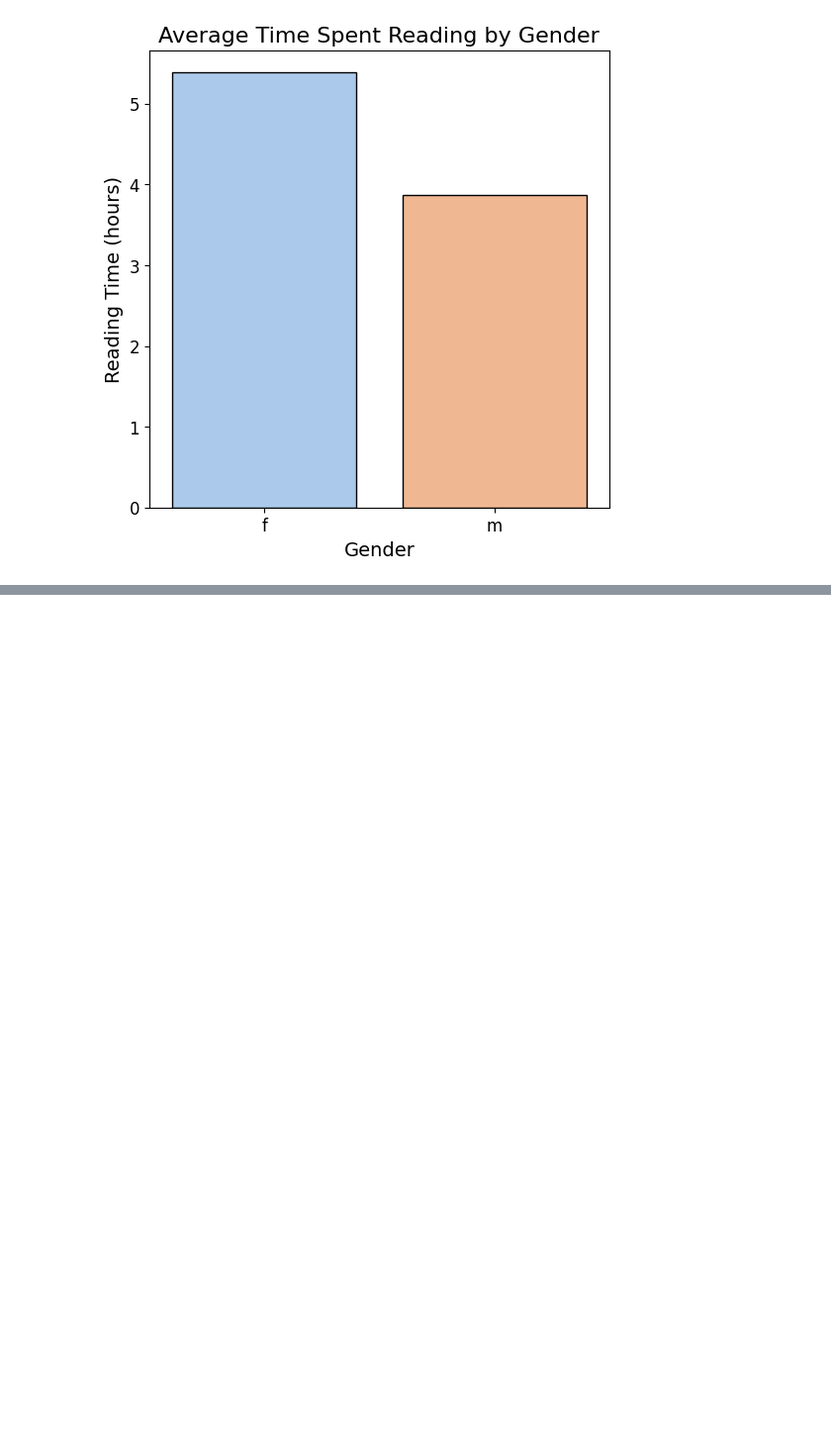
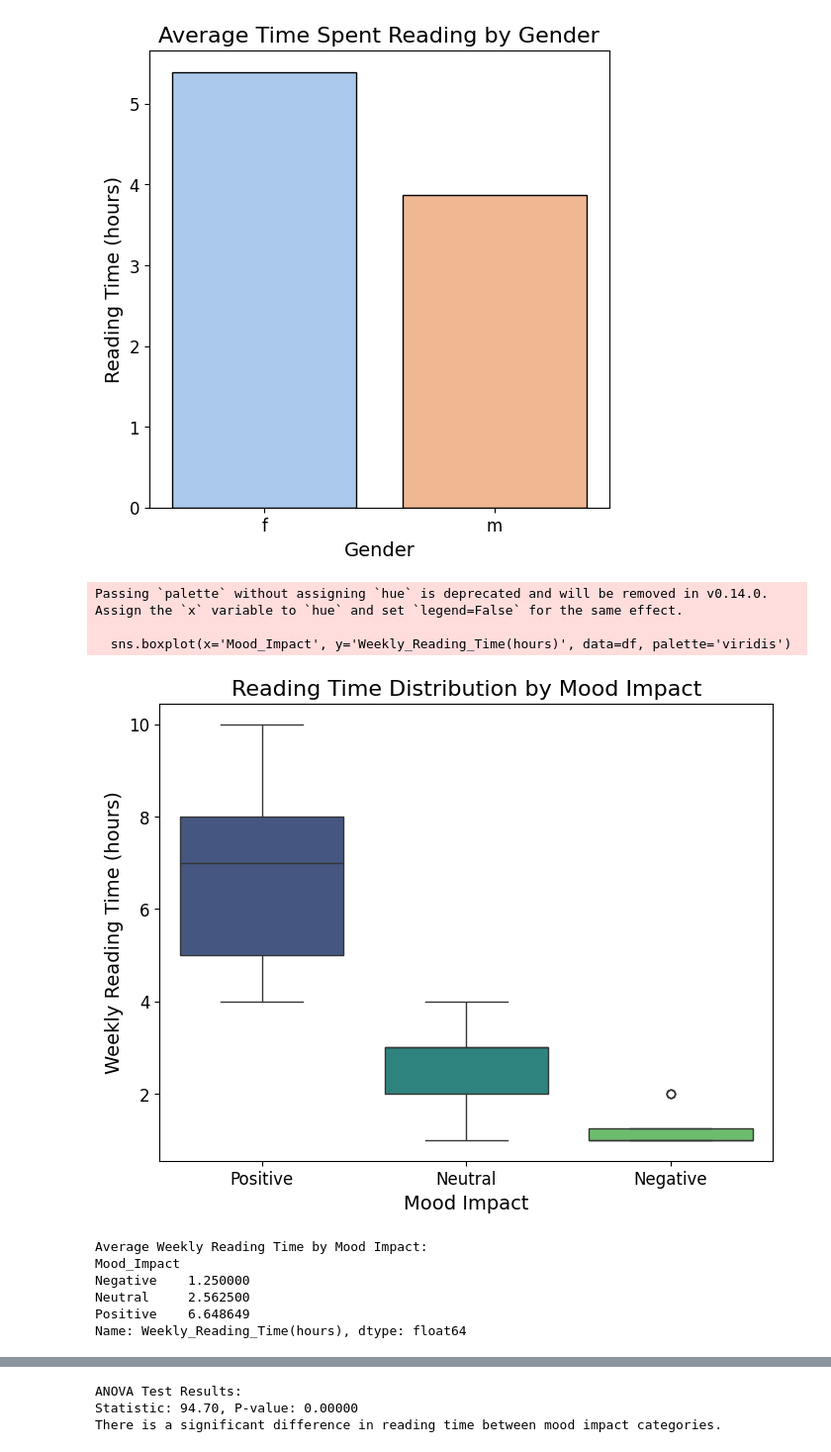
Before and after one commit to razan-25/Reading-habit-analysis, a Jupyter notebook: reading_habit_analysis.ipynb, the cells around one changed output, grey strips where cells are left out. Shown at 99% size. Cells and saved outputs as stored; diff of their text form; code cells hidden in the pictures; blank space fills up the shorter version.

Commit message:
save third time

```diff
--- a/reading_habit_analysis.ipynb
+++ b/reading_habit_analysis.ipynb
@@ -144,3 +156,62 @@ Passing `palette` without assigning `hue` is deprecated and will be removed in v
 
   sns.barplot(x=genders, y=reading_averages,
 [figure]
+# %%
+import matplotlib.pyplot as plt
+import seaborn as sns
+from scipy.stats import f_oneway
+
+# رسم العلاقة بين وقت القراءة وتأثير المزاج
+plt.figure(figsize=(8, 6))
+sns.boxplot(x='Mood_Impact', y='Weekly_Reading_Time(hours)', data=df, palette='viridis')
+
+# تخصيص الرسم
+plt.title('Reading Time Distribution by Mood Impact', fontsize=16)
+plt.xlabel('Mood Impact', fontsize=14)
+plt.ylabel('Weekly Reading Time (hours)', fontsize=14)
+plt.xticks(fontsize=12)
+plt.yticks(fontsize=12)
+plt.show()
+
+# حساب متوسط وقت القراءة لكل فئة من Mood_Impact
+average_reading_by_mood = df.groupby('Mood_Impact')['Weekly_Reading_Time(hours)'].mean()
+print("Average Weekly Reading Time by Mood Impact:")
+print(average_reading_by_mood)
+
+# رسم الأعمدة لتمثيل المتوسط
+plt.figure(figsize=(6, 6))
+average_reading_by_mood.plot(kind='bar', color='skyblue', edgecolor='black')
+
+# تخصيص الرسم
+plt.title('Average Weekly Reading Time by Mood Impact', fontsize=16)
+plt.xlabel('Mood Impact', fontsize=14)
+plt.ylabel('Average Weekly Reading Time (hours)', fontsize=14)
+plt.xticks(rotation=0, fontsize=12)
+plt.tight_layout()
+plt.show()
+
+# اختبار ANOVA للتحقق من الفرق بين الفئات
+positive = df[df['Mood_Impact'] == 'Positive']['Weekly_Reading_Time(hours)']
+neutral = df[df['Mood_Impact'] == 'Neutral']['Weekly_Reading_Time(hours)']
+negative = df[df['Mood_Impact'] == 'Negative']['Weekly_Reading_Time(hours)']
+
+stat, p = f_oneway(positive, neutral, negative)
+print("\nANOVA Test Results:")
+print(f"Statistic: {stat:.2f}, P-value: {p:.5f}")
+
+# تفسير النتائج بناءً على قيمة P
+if p < 0.05:
+    print("There is a significant difference in reading time between mood impact categories.")
+else:
+    print("No significant difference in reading time between mood impact categories.")
+# %% [output]
+Passing `palette` without assigning `hue` is deprecated and will be removed in v0.14.0. Assign the `x` variable to `hue` and set `legend=False` for the same effect.
+
+  sns.boxplot(x='Mood_Impact', y='Weekly_Reading_Time(hours)', data=df, palette='viridis')
+[figure, added]
+Average Weekly Reading Time by Mood Impact:
+Mood_Impact
+Negative    1.250000
+Neutral     2.562500
+Positive    6.648649
+Name: Weekly_Reading_Time(hours), dtype: float64
@@ -146,0 +219,3 @@ Passing `palette` without assigning `hue` is deprecated and will be removed in v
+ANOVA Test Results:
+Statistic: 94.70, P-value: 0.00000
+There is a significant difference in reading time between mood impact categories.
```
Also changed, not shown: parts of 3 cells of this notebook.
